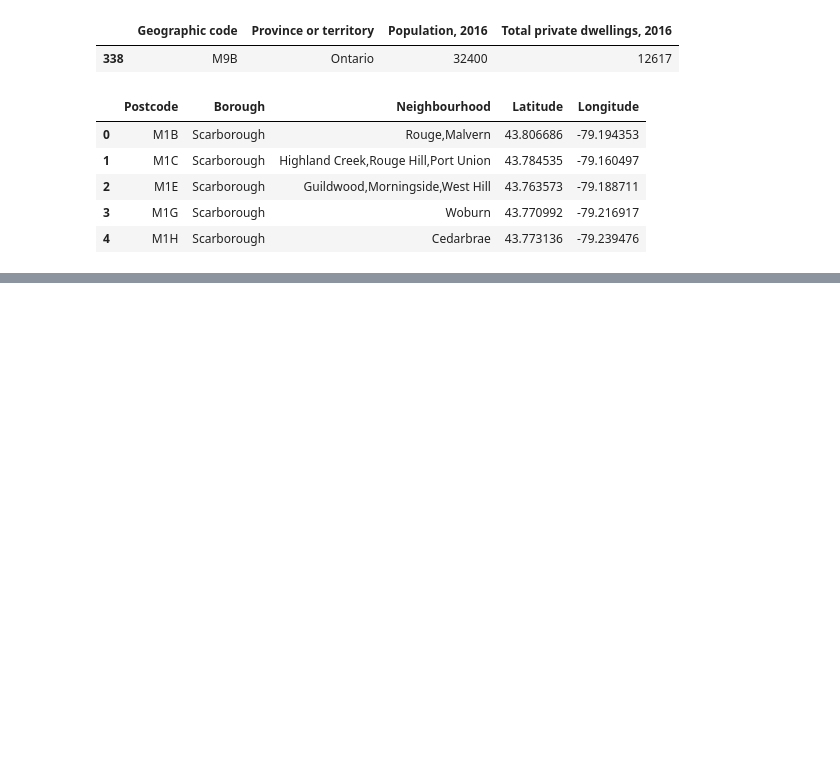
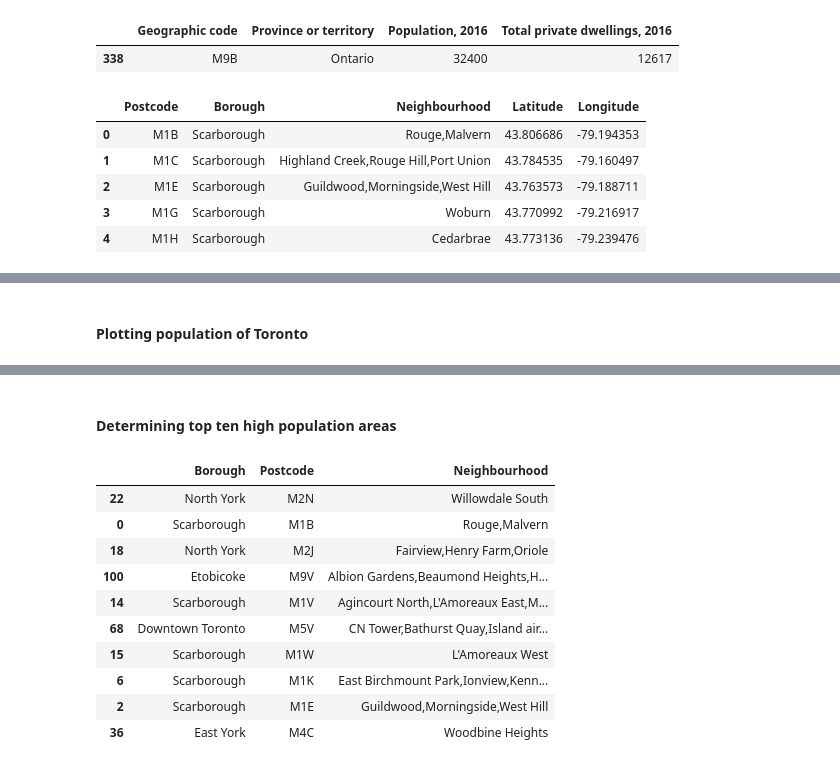
Before and after one commit to humanshado/Coursera_Capstone, a Jupyter notebook: Exploring Toronto Neighborhoods.ipynb, the cells around one changed output, grey strips where cells are left out. Cells and saved outputs as stored; diff of their text form; code cells hidden in the pictures; blank space fills up the shorter version.

```diff
--- a/Exploring Toronto Neighborhoods.ipynb
+++ b/Exploring Toronto Neighborhoods.ipynb
@@ -516,6 +522,8 @@ population_toronto.head(10)
 | 7 | M1L | Ontario | 35081 | 12884 | Scarborough | Clairlea,Golden Mile,Oakridge | 43.711112 | ... |
 | 8 | M1M | Ontario | 22913 | 8908 | Scarborough | Cliffcrest,Cliffside,Scarborough ... | 43.716316 | ... |
 | 9 | M1N | Ontario | 22136 | 9535 | Scarborough | Birch Cliff,Cliffside West | 43.692657 | ... |
+# %% [markdown]
+#### Plotting population of Toronto
 # %%
 m = folium.Map(location=[latitude, longitude], zoom_start=13, tiles="CartoDB dark_matter")
 
@@ -546,0 +553,17 @@ m
+# %% [markdown]
+#### Determining top ten high population areas
+# %%
+top10_pop = population_toronto.sort_values('Population 2016', ascending=False).head(10)[['Borough','Postcode', 'Neighbourhood']]
+top10_pop
+# %% [output]
+|  | Borough | Postcode | Neighbourhood |
+| 22 | North York | M2N | Willowdale South |
+| 0 | Scarborough | M1B | Rouge,Malvern |
+| 18 | North York | M2J | Fairview,Henry Farm,Oriole |
+| 100 | Etobicoke | M9V | Albion Gardens,Beaumond Heights,H... |
+| 14 | Scarborough | M1V | Agincourt North,L'Amoreaux East,M... |
+| 68 | Downtown Toronto | M5V | CN Tower,Bathurst Quay,Island air... |
+| 15 | Scarborough | M1W | L'Amoreaux West |
+| 6 | Scarborough | M1K | East Birchmount Park,Ionview,Kenn... |
+| 2 | Scarborough | M1E | Guildwood,Morningside,West Hill |
+| 36 | East York | M4C | Woodbine Heights |
```
Also changed, not shown: parts of 21 cells of this notebook.
